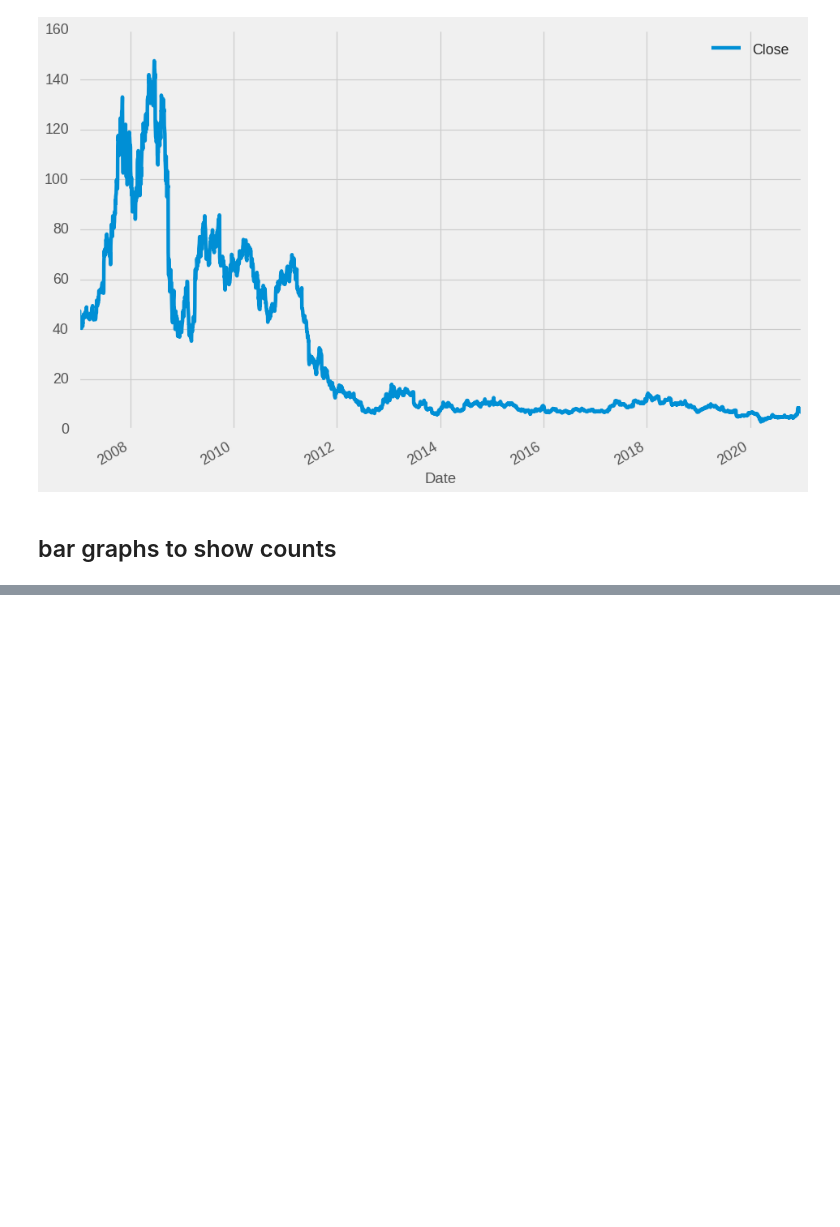
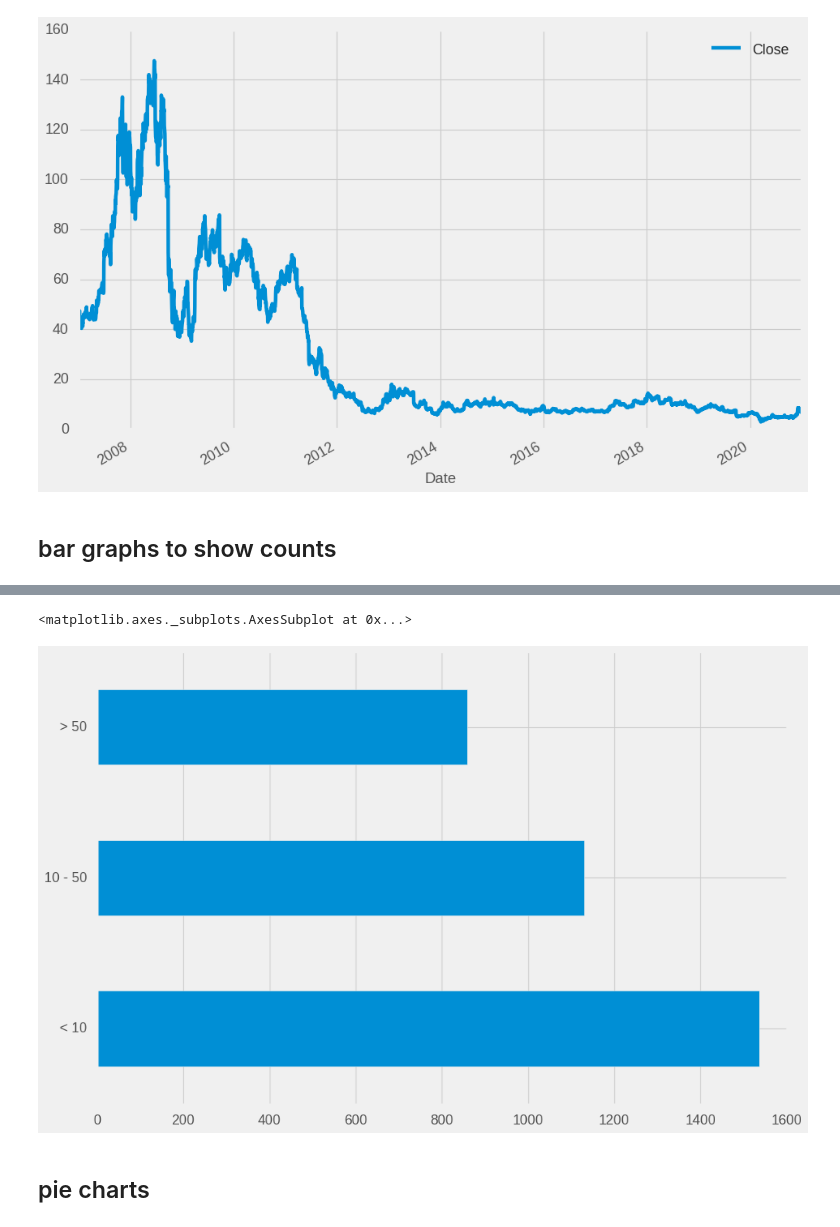
Before and after one commit to jack-cao-623/python_learning, a Jupyter notebook: pandas_visualization.ipynb, the cells around one changed output, grey strips where cells are left out. Drawn from its saved outputs; the diff is of its cells as text; code cells hidden in the pictures; blank space fills up the shorter version.

```diff
--- a/pandas_visualization.ipynb
+++ b/pandas_visualization.ipynb
@@ -131,0 +142,21 @@ bb.plot(y = 'Close')
+# %%
+# bucket 'Close' into '< 10', '10 - 50', or '50+'
+def bucket_close(closing_stock_price):
+  if closing_stock_price > 50:
+    return '> 50'
+  elif closing_stock_price >= 10:
+    return '10 - 50'
+  else:
+    return '< 10'
+# %%
+(
+    bb['Close']
+      .apply(bucket_close)     # categorize each value in Series
+      .value_counts()          # count how many values in each bucket
+      .plot(kind = 'barh')     # visualize
+)
+# %% [output]
+<matplotlib.axes._subplots.AxesSubplot at 0x...>
+[figure, added]
+# %% [markdown]
+## pie charts
```
Also changed, not shown: parts of 5 cells of this notebook.
